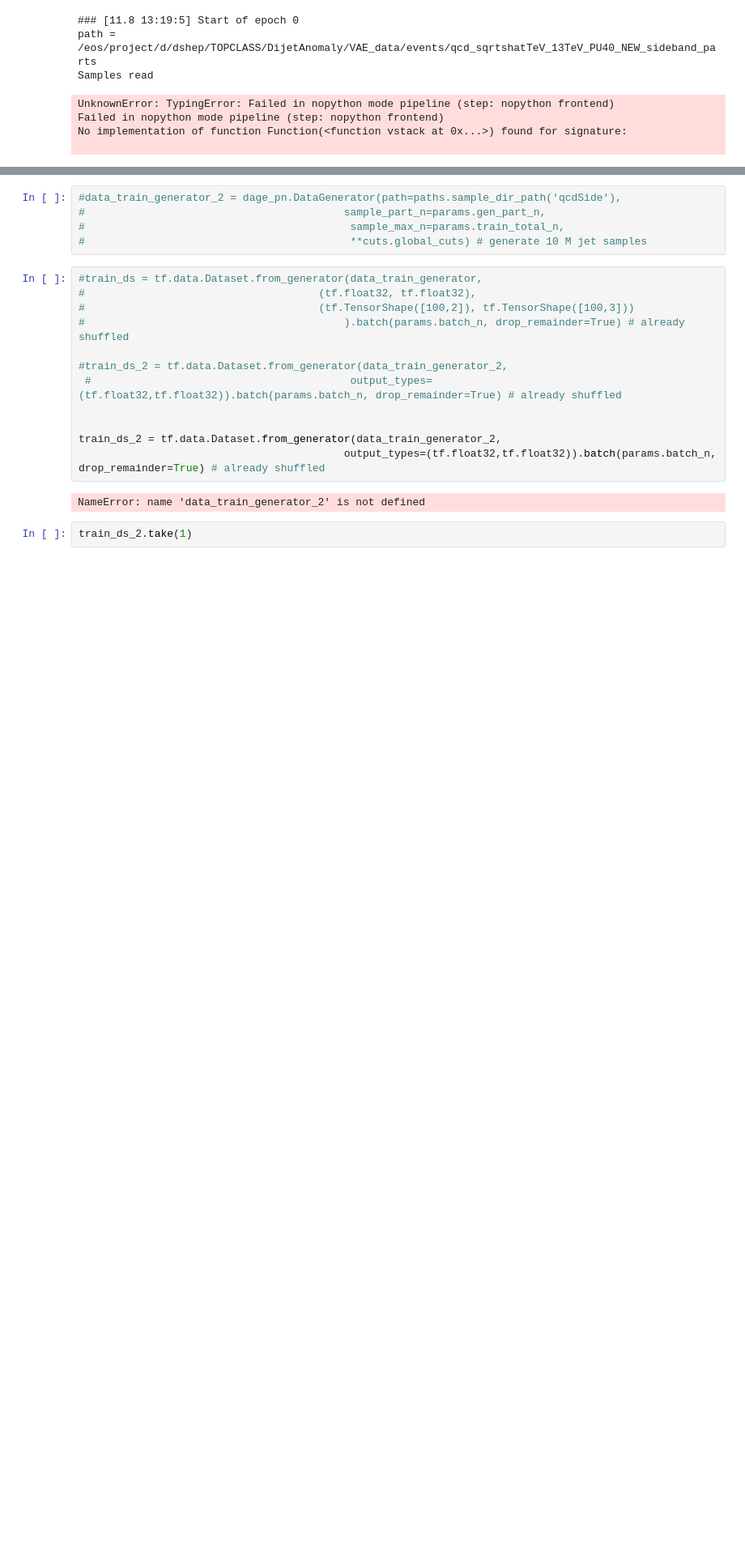
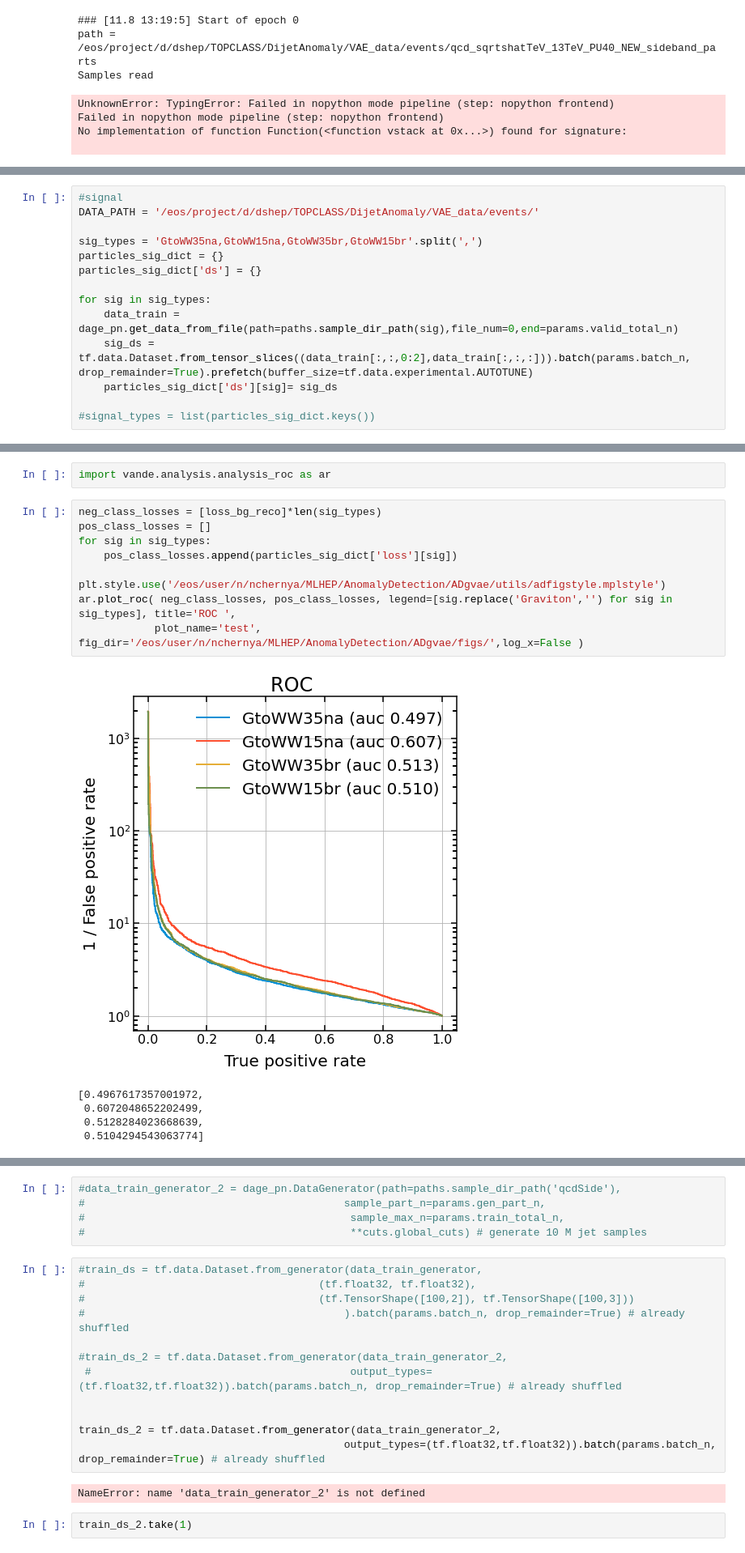
Before and after one commit to chernyavskaya/vande, a Jupyter notebook: testing_vande_particlenet.ipynb, the cells around one changed output, grey strips where cells are left out. Shown at 81% size. Saved outputs shown, nothing was run; the diff lists cells and outputs as text; blank space fills up the shorter version.

Commit message:
adding model analysis

```diff
--- a/testing_vande_particlenet.ipynb
+++ b/testing_vande_particlenet.ipynb
@@ -425,0 +312,14 @@ tf.data.experimental.cardinality(train_ds.batch(1,drop_remainder=True)).numpy()
+# %%
+#signal
+DATA_PATH = '/eos/project/d/dshep/TOPCLASS/DijetAnomaly/VAE_data/events/'
+
+sig_types = 'GtoWW35na,GtoWW15na,GtoWW35br,GtoWW15br'.split(',')
+particles_sig_dict = {}
+particles_sig_dict['ds'] = {}
+
+for sig in sig_types:
+    data_train = dage_pn.get_data_from_file(path=paths.sample_dir_path(sig),file_num=0,end=params.valid_total_n)
+    sig_ds = tf.data.Dataset.from_tensor_slices((data_train[:,:,0:2],data_train[:,:,:])).batch(params.batch_n, drop_remainder=True).prefetch(buffer_size=tf.data.experimental.AUTOTUNE)
+    particles_sig_dict['ds'][sig]= sig_ds
+
+#signal_types = list(particles_sig_dict.keys())
@@ -432,0 +429,17 @@ tf.data.experimental.cardinality(train_ds.batch(1,drop_remainder=True)).numpy()
+# %%
+import vande.analysis.analysis_roc as ar
+# %%
+neg_class_losses = [loss_bg_reco]*len(sig_types)
+pos_class_losses = []
+for sig in sig_types:
+    pos_class_losses.append(particles_sig_dict['loss'][sig])
+
+plt.style.use('/eos/user/n/nchernya/MLHEP/AnomalyDetection/ADgvae/utils/adfigstyle.mplstyle')
+ar.plot_roc( neg_class_losses, pos_class_losses, legend=[sig.replace('Graviton','') for sig in sig_types], title='ROC ',
+            plot_name='test', fig_dir='/eos/user/n/nchernya/MLHEP/AnomalyDetection/ADgvae/figs/',log_x=False )
+# %% [output]
+[figure, added]
+[0.4967617357001972,
+ 0.6072048652202499,
+ 0.5128284023668639,
+ 0.5104294543063774]
```
Also changed, not shown: parts of 26 cells of this notebook, 9 other files.
